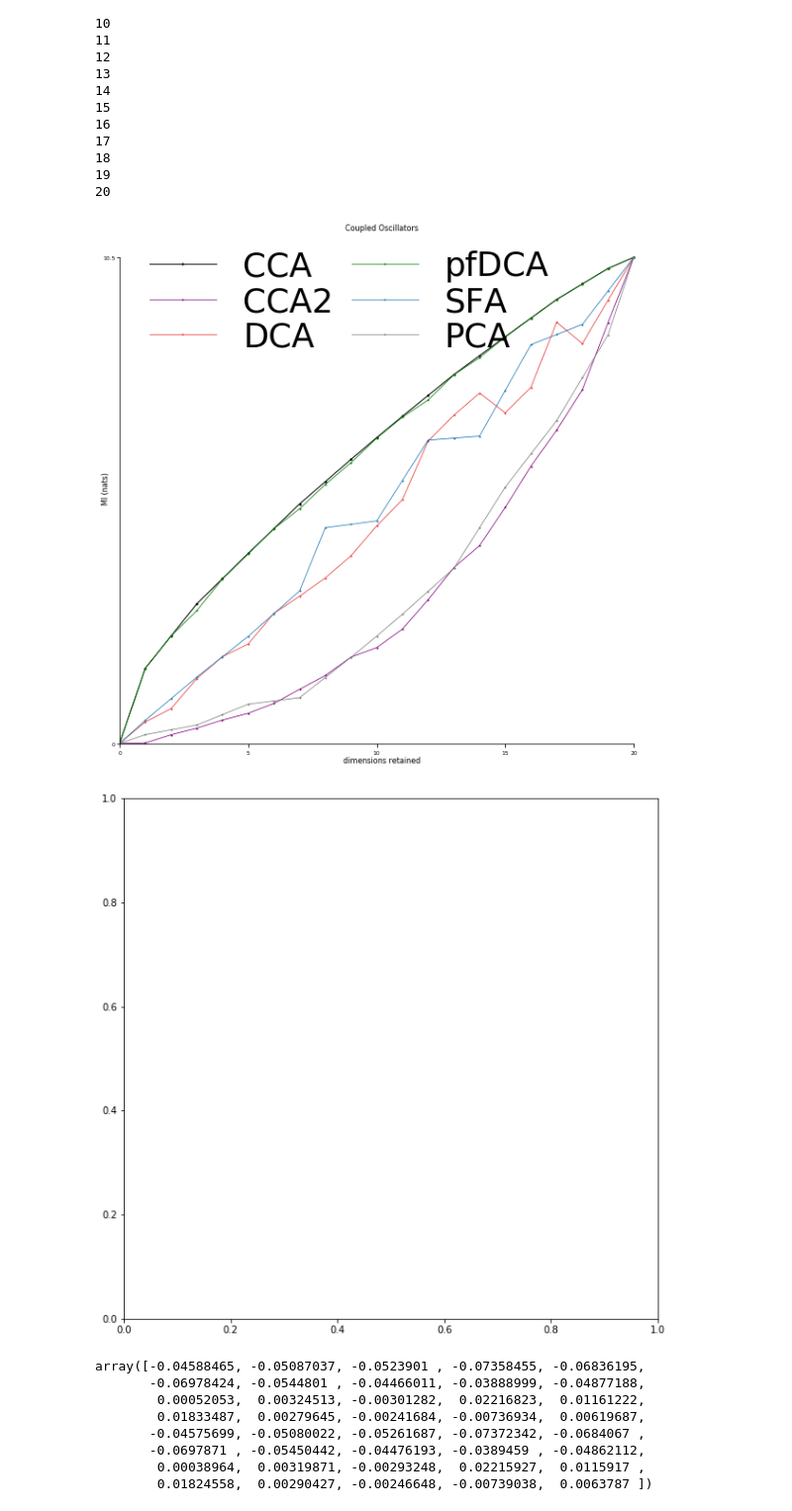
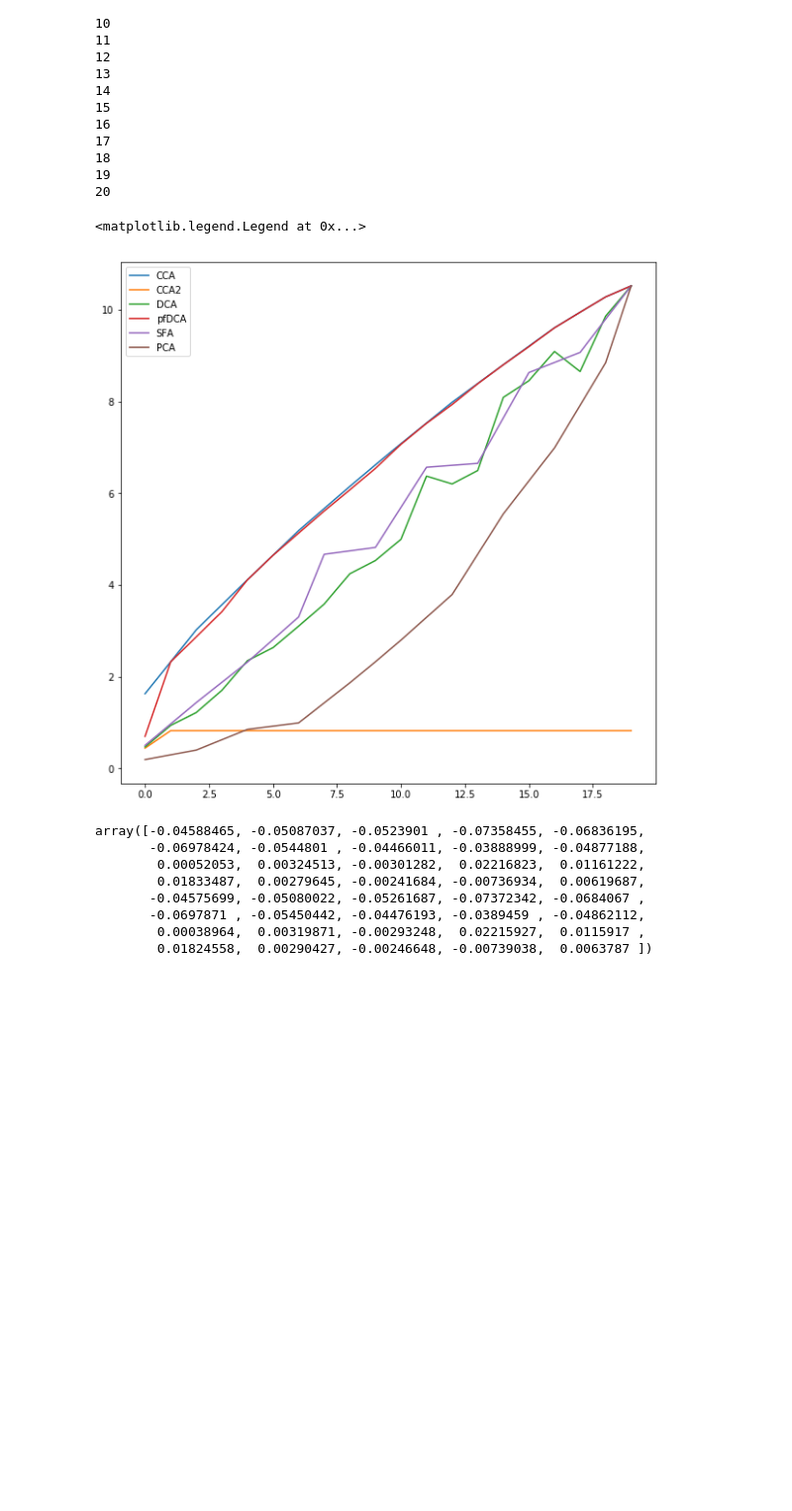
Before and after one commit to BouchardLab/FCCA, a Jupyter notebook: notebooks/cca.ipynb, the cells around one changed output. Shown: that part at 99% size. Saved outputs shown, nothing was run; the diff lists cells and outputs as text; code cells hidden in the pictures; blank space fills up the shorter version.

```diff
--- a/notebooks/cca.ipynb
+++ b/notebooks/cca.ipynb
@@ -276,8 +119,9 @@ make_axes(3, 1, wpad_edge=0, wpad_mid=0, hpad_bottom=0, hpad_top=0)
 #lorenz_cross_cov_mats = embedded_lorenz_cross_cov_mats(N=30, T=20, snr=1.)
 #Oscillator system (10 oscillators --> 20-dimensional state)
 A = oscillators_dynamics_mat(N=10)
-Xo = sample_oscillators(A, 20000)
+Xo = sample_oscillators(A, 20000)[::10]
 XoL = form_lag_matrix(Xo, 2)
+XoL -= XoL.mean(axis=0, keepdims=True)
 osc_cross_cov_mats = oscillators_cross_cov_mats(A, T=20)
 #Run the 'MI vs. dimensionality' analysis for both systems
 #pi_lorenz, labels = mi_vs_dim(lorenz_cross_cov_mats[0], lorenz_cross_cov_mats[2].T, n_init=20)
@@ -311,23 +155,22 @@ pi_osc, labels = mi_vs_dim(osc_cross_cov_mats[0], osc_cross_cov_mats[10].T,
 # %%
 #Plot results!
 
 #d1 = np.load("methods_comp.npz")
 #pi_osc=d1["pi_osc"]
 #pi_lorenz = d1['pi_lorenz']
 #labels=d1["labels"]
 
 fig, ax = plt.subplots(1, figsize=(10, 10))
-
-plot_mi_vs_dim(pi_osc, labels, ax, legend=True, title="Coupled Oscillators", xlabel=True)
-
-fig, ax = plt.subplots(1, figsize=(10, 10))
+for pi, label in zip(pi_osc, labels):
+    ax.plot(pi, label=label)
+ax.legend()
 #plot_mi_vs_dim(pi_lorenz, labels, ax, max_dim=5, title="Embedded Lorenz Attractor", xlabel=True)
 #plot_dca_autocorr_fns(ax1, ax_inset, autocorr_fn_1, autocorr_fn_2)
 
 #plt.savefig("figures/methods_comp.pdf")
 # %% [output]
+<matplotlib.legend.Legend at 0x...>
-[figure, old version]
+[figure, new version]
-[figure, removed]
 # %%
 XoL.mean(axis=0)
 # %% [output]
```
Also changed, not shown: parts of 17 cells of this notebook, 3 other files.
